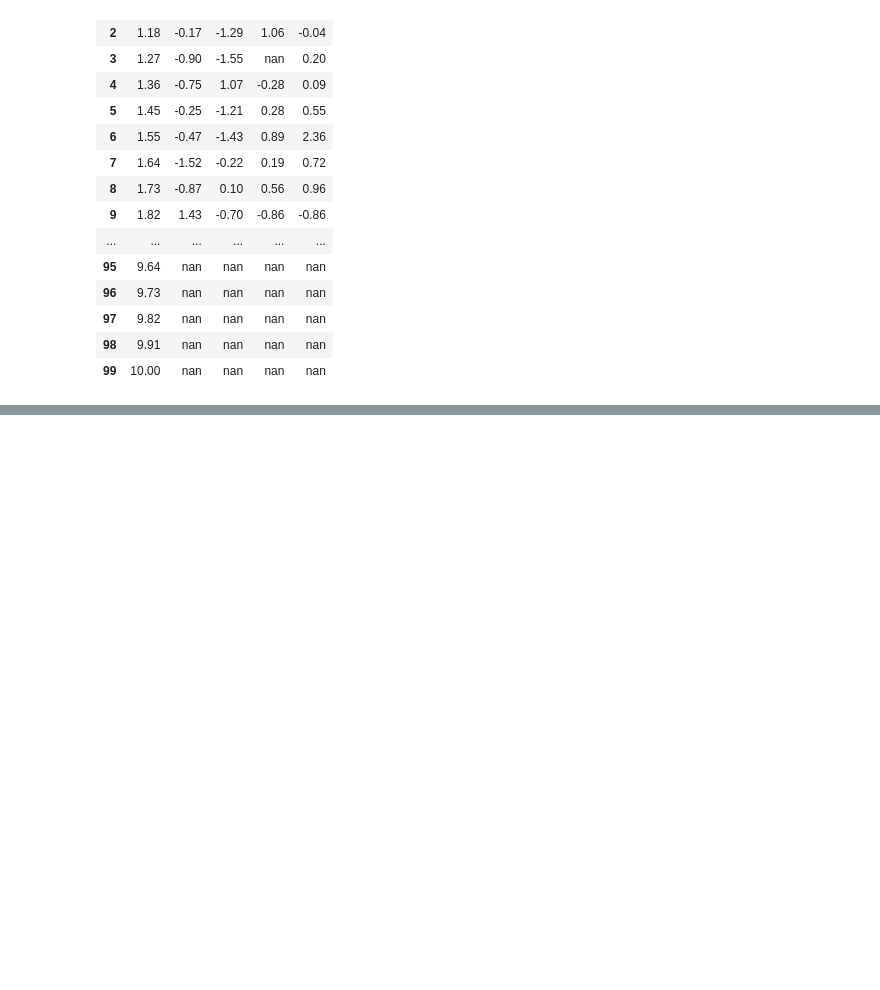
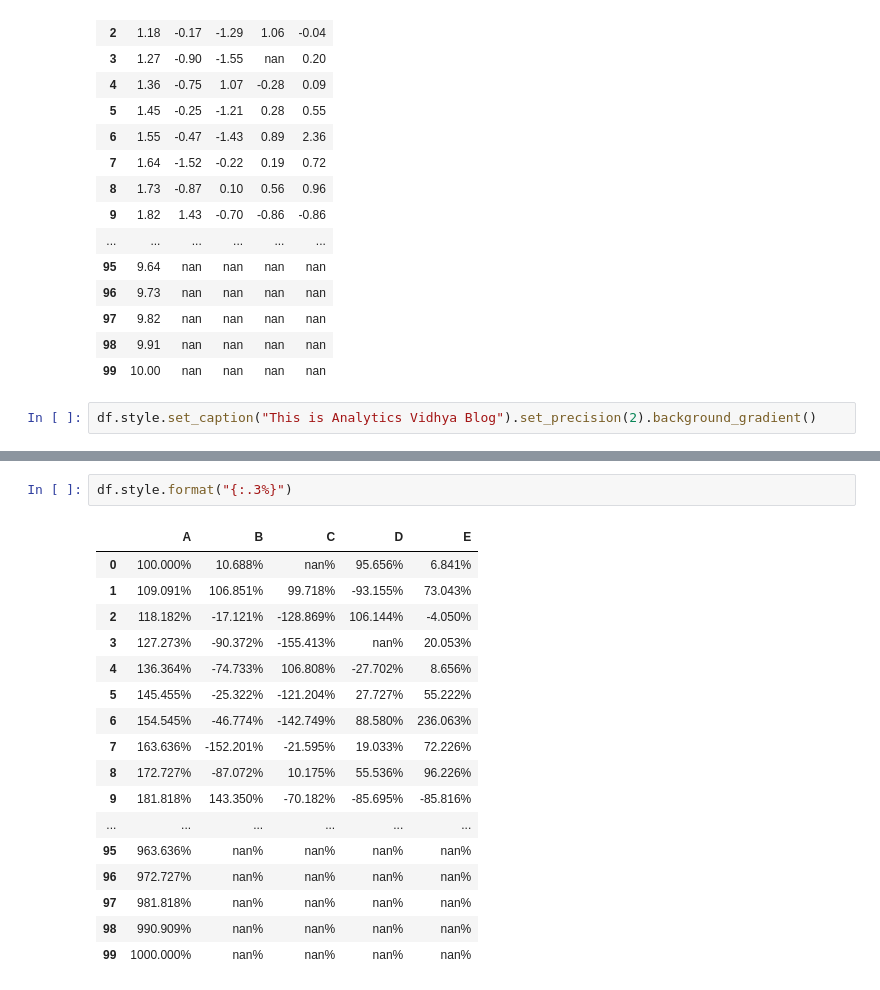
Before and after one commit to Lutfiazhar000/virtual-intern-rakamin-homeCreadit, a Jupyter notebook: week3/reading_9.ipynb, the cells around one changed output, grey strips where cells are left out. Saved outputs shown, nothing was run; the diff lists cells and outputs as text; blank space fills up the shorter version.

```diff
--- a/week3/reading_9.ipynb
+++ b/week3/reading_9.ipynb
@@ -186,3 +186,5 @@ df.style.set_precision(2)
 | 97 | 9.82 | nan | nan | nan | nan |
 | 98 | 9.91 | nan | nan | nan | nan |
 | 99 | 10.00 | nan | nan | nan | nan |
+# %%
+df.style.set_caption("This is Analytics Vidhya Blog").set_precision(2).background_gradient()
@@ -188,0 +230,20 @@ df.style.set_precision(2)
+# %%
+df.style.format("{:.3%}")
+# %% [output]
+|  | A | B | C | D | E |
+| 0 | 100.000% | 10.688% | nan% | 95.656% | 6.841% |
+| 1 | 109.091% | 106.851% | 99.718% | -93.155% | 73.043% |
+| 2 | 118.182% | -17.121% | -128.869% | 106.144% | -4.050% |
+| 3 | 127.273% | -90.372% | -155.413% | nan% | 20.053% |
+| 4 | 136.364% | -74.733% | 106.808% | -27.702% | 8.656% |
+| 5 | 145.455% | -25.322% | -121.204% | 27.727% | 55.222% |
+| 6 | 154.545% | -46.774% | -142.749% | 88.580% | 236.063% |
+| 7 | 163.636% | -152.201% | -21.595% | 19.033% | 72.226% |
+| 8 | 172.727% | -87.072% | 10.175% | 55.536% | 96.226% |
+| 9 | 181.818% | 143.350% | -70.182% | -85.695% | -85.816% |
+| ... | ... | ... | ... | ... | ... |
+| 95 | 963.636% | nan% | nan% | nan% | nan% |
+| 96 | 972.727% | nan% | nan% | nan% | nan% |
+| 97 | 981.818% | nan% | nan% | nan% | nan% |
+| 98 | 990.909% | nan% | nan% | nan% | nan% |
+| 99 | 1000.000% | nan% | nan% | nan% | nan% |
```
Also changed, not shown: parts of 8 cells of this notebook, 3 other files.
